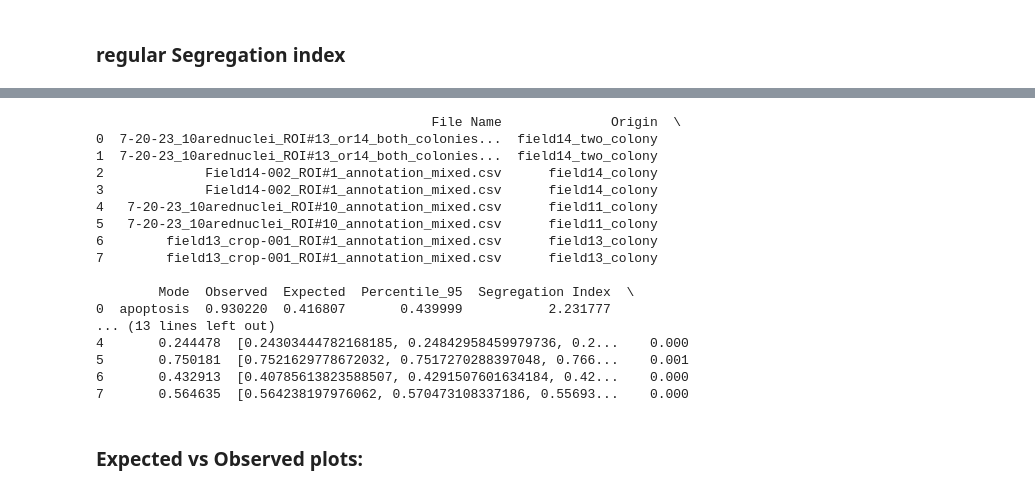
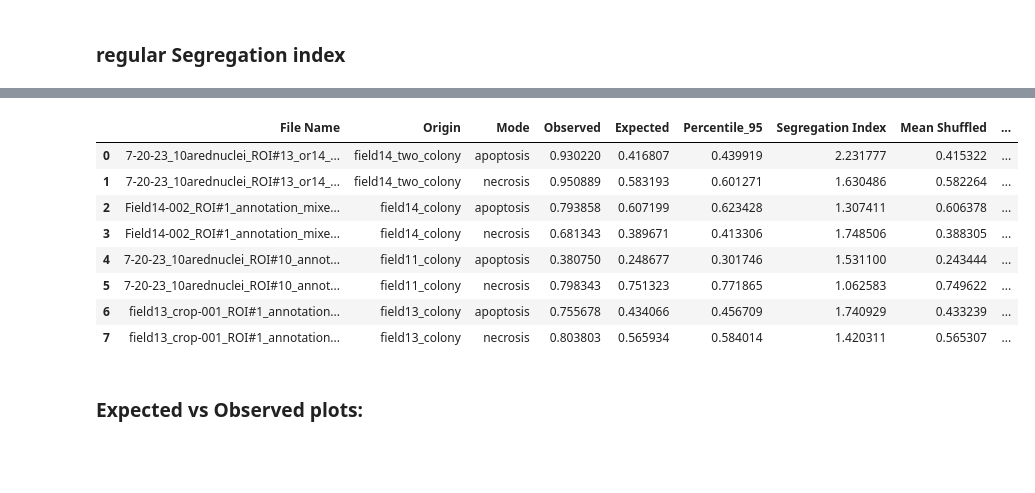
Before and after one commit to esraan/CellDeathSpreading, a Jupyter notebook: notebooks/Exp7.ipynb, the cells around one changed output, grey strips where cells are left out. Cells and saved outputs as stored; diff of their text form; code cells hidden in the pictures; blank space fills up the shorter version.

```diff
--- a/notebooks/Exp7.ipynb
+++ b/notebooks/Exp7.ipynb
@@ -1159,44 +1159,36 @@ purecolony2_sytox_based.csv
 # %%
 # Convert dictionaries to DataFrame
 data = []
 
 # Iterate over the file names in new_res
 for file_name, origin in new_res.items():
     for mode in ['apoptosis', 'necrosis']:
         data.append({
             'File Name': file_name,
             'Origin': origin,
             'Mode': mode,
             'Observed': res_ob.get(file_name, {}).get(mode, None),
             'Expected': expected_lik.get(file_name, {}).get(mode, None),
             'Percentile_95': per_5.get(file_name, {}).get(mode, None),
             'Segregation Index': plot_res_dict.get(origin, {}).get(mode, (None,))[0],
             'Mean Shuffled': mean_shuffled.get(file_name, {}).get(mode, None),
             'Shuffle Mean Full Arrays': shuffle_mean_full_arrays.get(file_name, {}).get(mode, None),
             'p-value': p_values.get(file_name, {}).get(mode, None)
         })
 
 # Create a DataFrame
 df = pd.DataFrame(data)
 
 # Display the DataFrame
-print(df)
+df
 # %% [output]
-                                           File Name              Origin  \
-0  7-20-23_10arednuclei_ROI#13_or14_both_colonies...  field14_two_colony
-1  7-20-23_10arednuclei_ROI#13_or14_both_colonies...  field14_two_colony
-2             Field14-002_ROI#1_annotation_mixed.csv      field14_colony
-3             Field14-002_ROI#1_annotation_mixed.csv      field14_colony
-4   7-20-23_10arednuclei_ROI#10_annotation_mixed.csv      field11_colony
-5   7-20-23_10arednuclei_ROI#10_annotation_mixed.csv      field11_colony
-6        field13_crop-001_ROI#1_annotation_mixed.csv      field13_colony
-7        field13_crop-001_ROI#1_annotation_mixed.csv      field13_colony
-
-        Mode  Observed  Expected  Percentile_95  Segregation Index  \
-0  apoptosis  0.930220  0.416807       0.439999           2.231777
-... (13 lines left out)
-4       0.244478  [0.24303444782168185, 0.24842958459979736, 0.2...    0.000
-5       0.750181  [0.7521629778672032, 0.7517270288397048, 0.766...    0.001
-6       0.432913  [0.40785613823588507, 0.4291507601634184, 0.42...    0.000
-7       0.564635  [0.564238197976062, 0.570473108337186, 0.55693...    0.000
+|  | File Name | Origin | Mode | Observed | Expected | Percentile_95 | Segregation Index | Mean Shuffled | ... |
+| 0 | 7-20-23_10arednuclei_ROI#13_or14_... | field14_two_colony | apoptosis | 0.930220 | 0.416807 | 0.439919 | 2.231777 | 0.415322 | ... |
+| 1 | 7-20-23_10arednuclei_ROI#13_or14_... | field14_two_colony | necrosis | 0.950889 | 0.583193 | 0.601271 | 1.630486 | 0.582264 | ... |
+| 2 | Field14-002_ROI#1_annotation_mixe... | field14_colony | apoptosis | 0.793858 | 0.607199 | 0.623428 | 1.307411 | 0.606378 | ... |
+| 3 | Field14-002_ROI#1_annotation_mixe... | field14_colony | necrosis | 0.681343 | 0.389671 | 0.413306 | 1.748506 | 0.388305 | ... |
+| 4 | 7-20-23_10arednuclei_ROI#10_annot... | field11_colony | apoptosis | 0.380750 | 0.248677 | 0.301746 | 1.531100 | 0.243444 | ... |
+| 5 | 7-20-23_10arednuclei_ROI#10_annot... | field11_colony | necrosis | 0.798343 | 0.751323 | 0.771865 | 1.062583 | 0.749622 | ... |
+| 6 | field13_crop-001_ROI#1_annotation... | field13_colony | apoptosis | 0.755678 | 0.434066 | 0.456709 | 1.740929 | 0.433239 | ... |
+| 7 | field13_crop-001_ROI#1_annotation... | field13_colony | necrosis | 0.803803 | 0.565934 | 0.584014 | 1.420311 | 0.565307 | ... |
 # %%
```
Also changed, not shown: parts of 9 cells of this notebook, 12 other files.
